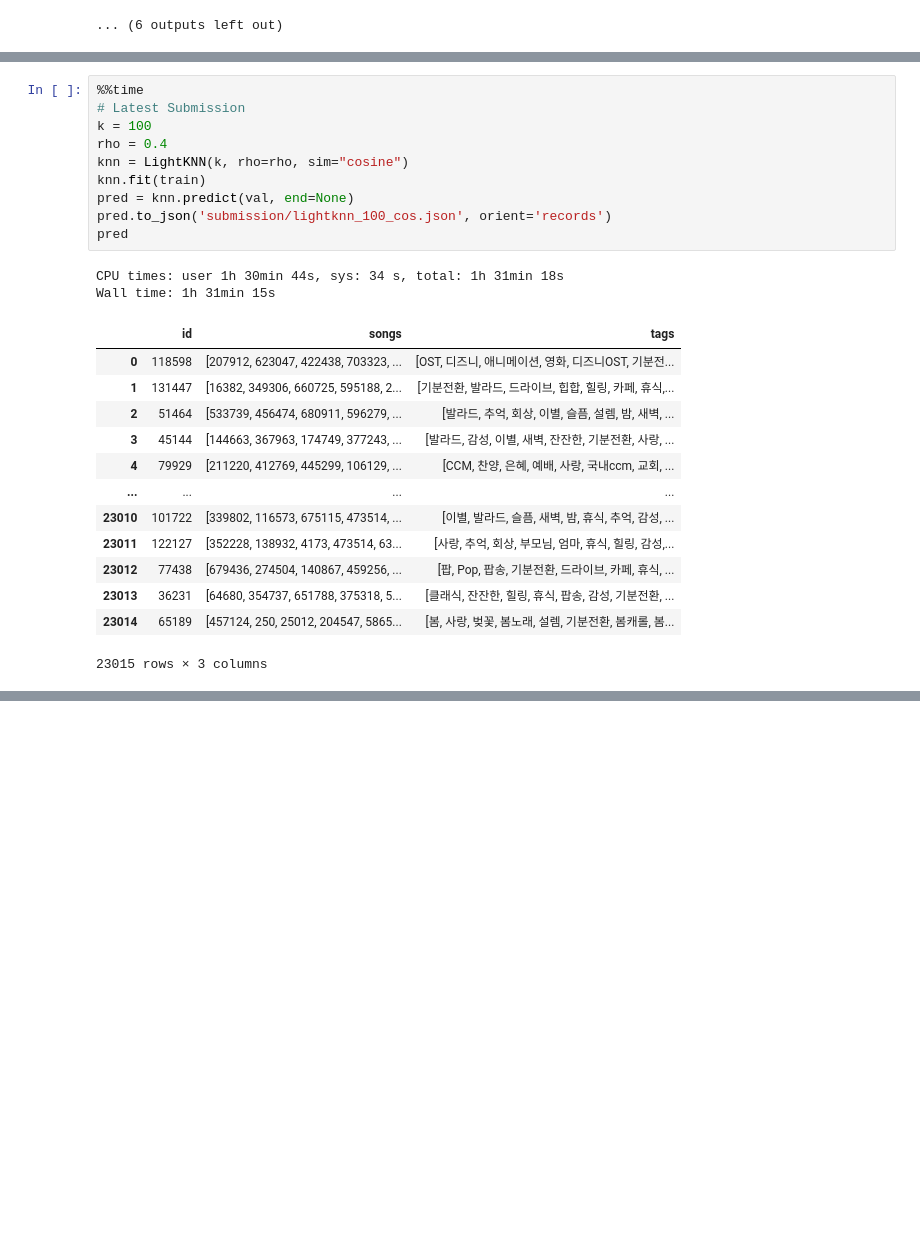
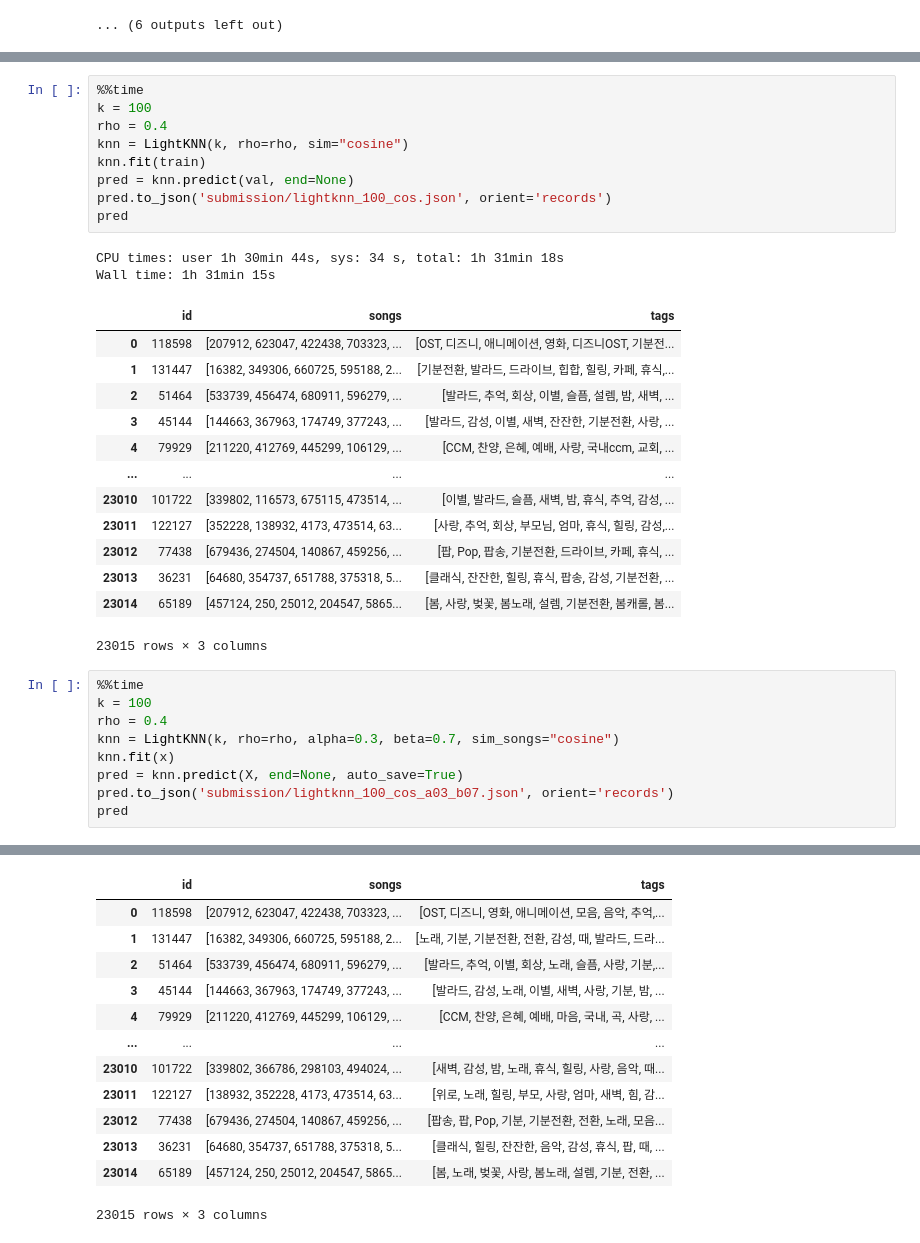
Before and after one commit to jehunyoo/Melon-Playlist-Continuation, a Jupyter notebook: LightKNN.ipynb, the cells around one changed output, grey strips where cells are left out. Cells and saved outputs as stored; diff of their text form; blank space fills up the shorter version.

Commit message:
run LightKNN

```diff
--- a/LightKNN.ipynb
+++ b/LightKNN.ipynb
@@ -149,6 +214,5 @@ display(x, X)
 # %%
 %%time
-# Latest Submission
 k = 100
 rho = 0.4
 knn = LightKNN(k, rho=rho, sim="cosine")
@@ -172,3 +236,13 @@ Wall time: 1h 31min 15s
 | 23013 | 36231 | [64680, 354737, 651788, 375318, 5... | [클래식, 잔잔한, 힐링, 휴식, 팝송, 감성, 기분전환, ... |
 | 23014 | 65189 | [457124, 250, 25012, 204547, 5865... | [봄, 사랑, 벚꽃, 봄노래, 설렘, 기분전환, 봄캐롤, 봄... |
 23015 rows × 3 columns
+# %%
+%%time
+k = 100
+rho = 0.4
+knn = LightKNN(k, rho=rho, alpha=0.3, beta=0.7, sim_songs="cosine")
+knn.fit(x)
+pred = knn.predict(X, end=None, auto_save=True)
+pred.to_json('submission/lightknn_100_cos_a03_b07.json', orient='records')
+pred
+# %% [output]
@@ -174,0 +251,13 @@ Wall time: 1h 31min 15s
+|  | id | songs | tags |
+| 0 | 118598 | [207912, 623047, 422438, 703323, ... | [OST, 디즈니, 영화, 애니메이션, 모음, 음악, 추억,... |
+| 1 | 131447 | [16382, 349306, 660725, 595188, 2... | [노래, 기분, 기분전환, 전환, 감성, 때, 발라드, 드라... |
+| 2 | 51464 | [533739, 456474, 680911, 596279, ... | [발라드, 추억, 이별, 회상, 노래, 슬픔, 사랑, 기분,... |
+| 3 | 45144 | [144663, 367963, 174749, 377243, ... | [발라드, 감성, 노래, 이별, 새벽, 사랑, 기분, 밤, ... |
+| 4 | 79929 | [211220, 412769, 445299, 106129, ... | [CCM, 찬양, 은혜, 예배, 마음, 국내, 곡, 사랑, ... |
+| ... | ... | ... | ... |
+| 23010 | 101722 | [339802, 366786, 298103, 494024, ... | [새벽, 감성, 밤, 노래, 휴식, 힐링, 사랑, 음악, 때... |
+| 23011 | 122127 | [138932, 352228, 4173, 473514, 63... | [위로, 노래, 힐링, 부모, 사랑, 엄마, 새벽, 힘, 감... |
+| 23012 | 77438 | [679436, 274504, 140867, 459256, ... | [팝송, 팝, Pop, 기분, 기분전환, 전환, 노래, 모음... |
+| 23013 | 36231 | [64680, 354737, 651788, 375318, 5... | [클래식, 힐링, 잔잔한, 음악, 감성, 휴식, 팝, 때, ... |
+| 23014 | 65189 | [457124, 250, 25012, 204547, 5865... | [봄, 노래, 벚꽃, 사랑, 봄노래, 설렘, 기분, 전환, ... |
+23015 rows × 3 columns
```
Also changed, not shown: parts of 11 cells of this notebook.
